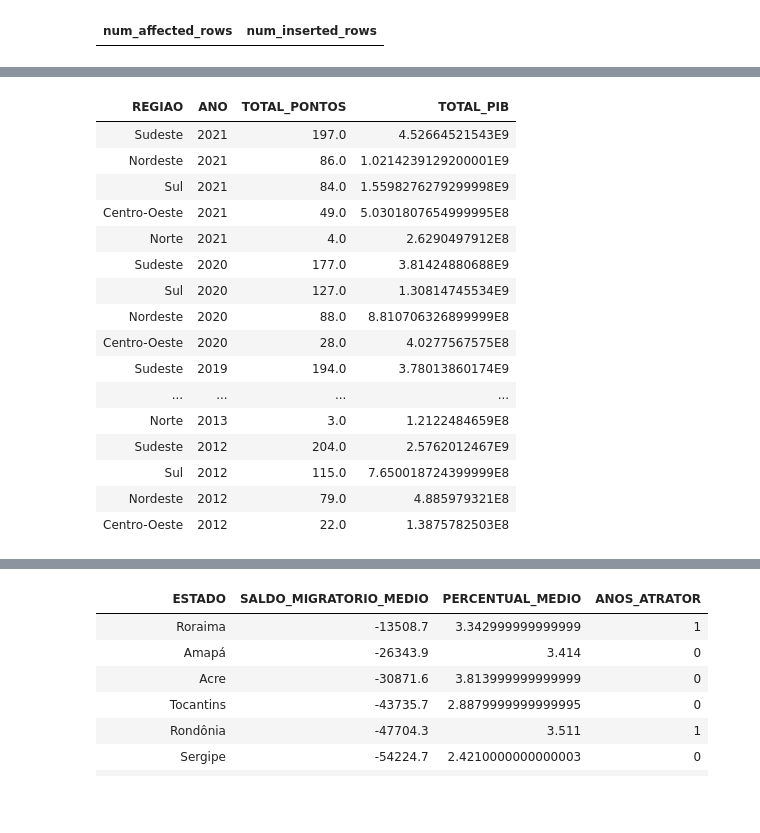
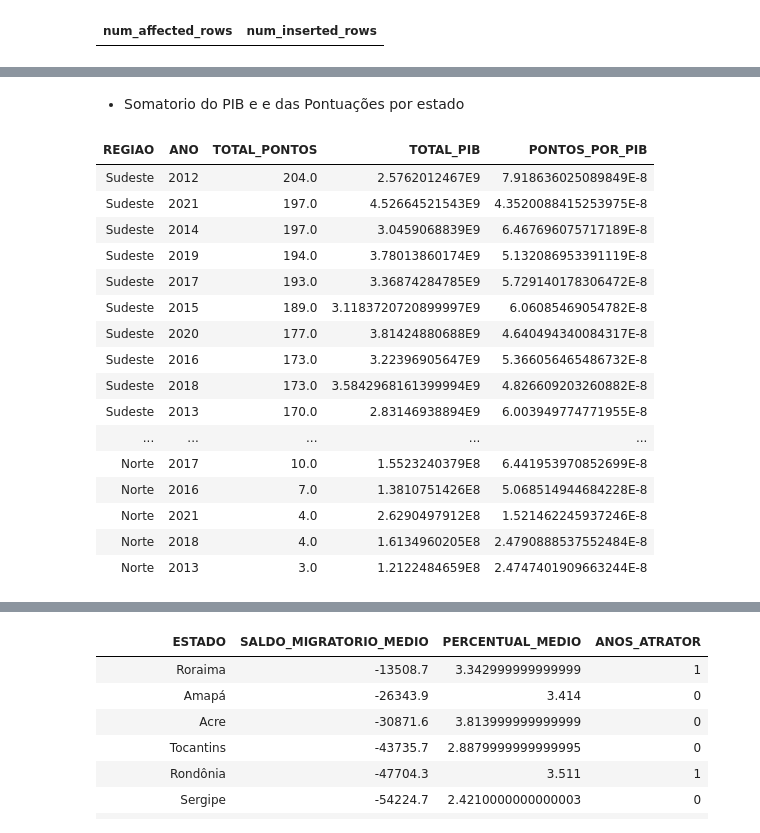
Before and after one commit to rafaelrodolfon/MVP---Engenharia-de-Dados-Brasil-em-Movimento-Futebol-PIB-e-as-Rotas-da-Migra-o-Interna, a Jupyter notebook: Codigo MVP---Engenharia-de-Dados-Brasil-em-Movimento-Futebol-PIB-e-as-Rotas-da-Migra-o-Interna.ipynb, the cells around one changed output, grey strips where cells are left out. Drawn from its saved outputs; the diff is of its cells as text; code cells hidden in the pictures; blank space fills up the shorter version.

```diff
--- a/Codigo MVP---Engenharia-de-Dados-Brasil-em-Movimento-Futebol-PIB-e-as-Rotas-da-Migra-o-Interna.ipynb
+++ b/Codigo MVP---Engenharia-de-Dados-Brasil-em-Movimento-Futebol-PIB-e-as-Rotas-da-Migra-o-Interna.ipynb
@@ -22,7 +22,12 @@ Python interpreter will be restarted.
 ### 1.1 Importação de Dados
 ---
 # %%
-# Dicionário com as URLs
+import requests
+import pandas as pd
+from pyspark.sql import SparkSession
+
+spark = SparkSession.builder.getOrCreate()
+
 urls = {
     "producao_industria": "https://apisidra.ibge.gov.br/values/t/8159/n3/all/v/11599/p/all/c544/129314/d/v11599%205",
     "pib": "https://apisidra.ibge.gov.br/values/t/5938/n1/all/n3/all/v/37/p/all/d/v37%202",
@@ -32,31 +37,32 @@ urls = {
     "desemprego": "https://apisidra.ibge.gov.br/values/t/4093/n3/all/v/1641/p/all/c2/all"
 }
 
-# Loop para ler os dados, criar DataFrames Spark e registrar views temporárias
+
 for nome, url in urls.items():
+    print(f"🔄 Baixando dados de: {nome}")
     try:
         response = requests.get(url)
         response.raise_for_status()
         dados = response.json()
 
-        # Cabeçalhos e dados
-        cabecalhos = list(dados[0].values())
-        linhas = [list(item.values()) for item in dados[1:]]
 
-        # Criação do DataFrame Pandas
-        df_pandas = pd.DataFrame(linhas, columns=cabecalhos)
+        if not dados or len(dados) < 2:
+            raise ValueError("Resposta inválida ou vazia da API.")
 
-        # Conversão para Spark DataFrame
+        colunas = list(dados[0].values())
+
+        linhas = [dict(zip(colunas, item.values())) for item in dados[1:]]
+
+        df_pandas = pd.DataFrame(linhas)
+
         df_spark = spark.createDataFrame(df_pandas)
 
-        # Armazena o DataFrame Spark em variável global
         globals()[nome] = df_spark
 
-        # Cria view temporária para usar em %sql
         df_spark.createOrReplaceTempView(f"temp_{nome}")
 
         print(f"✅ DataFrame Spark `{nome}` criado com {df_spark.count()} linhas.")
 
     except Exception as e:
-        print(f"❌ Erro ao criar `{nome}`: {e}")
+        print(f"❌ Erro ao criar `{nome}`: {type(e).__name__}: {e}")
 # %% [output]
@@ -580,32 +608,46 @@ LIMIT 5;
+# %% [markdown]
+- Somatorio do PIB e e das Pontuações por estado
 # %%
-%sql
+from pyspark.sql.functions import col
+
+df_com_razao = spark.sql("""
 SELECT
   se.REGIAO,
   p.ANO,
   SUM(p.PONTUACAO_TOTAL) AS TOTAL_PONTOS,
   SUM(b.VALOR_PIB) AS TOTAL_PIB
 FROM GOLD.RANKING_ESTADOS p
 JOIN GOLD.SIGLAS_ESTADO se
   ON p.ESTADO = se.SIGLA
 JOIN GOLD.PIB b
   ON se.ESTADO = b.ESTADO AND p.ANO = b.ANO
 GROUP BY se.REGIAO, p.ANO
-ORDER BY p.ANO DESC, TOTAL_PONTOS DESC
+""")
+
+df_com_razao = df_com_razao.withColumn(
+    "PONTOS_POR_PIB",
+    col("TOTAL_PONTOS") / col("TOTAL_PIB")
+)
+
+
+df_final = df_com_razao.orderBy("ANO", ascending=False).orderBy("TOTAL_PONTOS", ascending=False)
+
+display(df_final)
 # %% [output]
-| REGIAO | ANO | TOTAL_PONTOS | TOTAL_PIB |
-| Sudeste | 2021 | 197.0 | 4.52664521543E9 |
-| Nordeste | 2021 | 86.0 | 1.0214239129200001E9 |
-| Sul | 2021 | 84.0 | 1.5598276279299998E9 |
-| Centro-Oeste | 2021 | 49.0 | 5.0301807654999995E8 |
-| Norte | 2021 | 4.0 | 2.6290497912E8 |
-| Sudeste | 2020 | 177.0 | 3.81424880688E9 |
-| Sul | 2020 | 127.0 | 1.30814745534E9 |
-| Nordeste | 2020 | 88.0 | 8.810706326899999E8 |
-| Centro-Oeste | 2020 | 28.0 | 4.0277567575E8 |
-| Sudeste | 2019 | 194.0 | 3.78013860174E9 |
-| ... | ... | ... | ... |
-| Norte | 2013 | 3.0 | 1.2122484659E8 |
-| Sudeste | 2012 | 204.0 | 2.5762012467E9 |
-| Sul | 2012 | 115.0 | 7.650018724399999E8 |
-| Nordeste | 2012 | 79.0 | 4.885979321E8 |
-| Centro-Oeste | 2012 | 22.0 | 1.3875782503E8 |
+| REGIAO | ANO | TOTAL_PONTOS | TOTAL_PIB | PONTOS_POR_PIB |
+| Sudeste | 2012 | 204.0 | 2.5762012467E9 | 7.918636025089849E-8 |
+| Sudeste | 2021 | 197.0 | 4.52664521543E9 | 4.3520088415253975E-8 |
+| Sudeste | 2014 | 197.0 | 3.0459068839E9 | 6.467696075717189E-8 |
+| Sudeste | 2019 | 194.0 | 3.78013860174E9 | 5.132086953391119E-8 |
+| Sudeste | 2017 | 193.0 | 3.36874284785E9 | 5.729140178306472E-8 |
+| Sudeste | 2015 | 189.0 | 3.1183720720899997E9 | 6.06085469054782E-8 |
+| Sudeste | 2020 | 177.0 | 3.81424880688E9 | 4.640494340084317E-8 |
+| Sudeste | 2016 | 173.0 | 3.22396905647E9 | 5.366056465486732E-8 |
+| Sudeste | 2018 | 173.0 | 3.5842968161399994E9 | 4.826609203260882E-8 |
+| Sudeste | 2013 | 170.0 | 2.83146938894E9 | 6.003949774771955E-8 |
+| ... | ... | ... | ... | ... |
+| Norte | 2017 | 10.0 | 1.5523240379E8 | 6.441953970852699E-8 |
+| Norte | 2016 | 7.0 | 1.3810751426E8 | 5.068514944684228E-8 |
+| Norte | 2021 | 4.0 | 2.6290497912E8 | 1.521462245937246E-8 |
+| Norte | 2018 | 4.0 | 1.6134960205E8 | 2.4790888537552484E-8 |
+| Norte | 2013 | 3.0 | 1.2122484659E8 | 2.4747401909663244E-8 |
```
Also changed, not shown: parts of 29 cells of this notebook.
